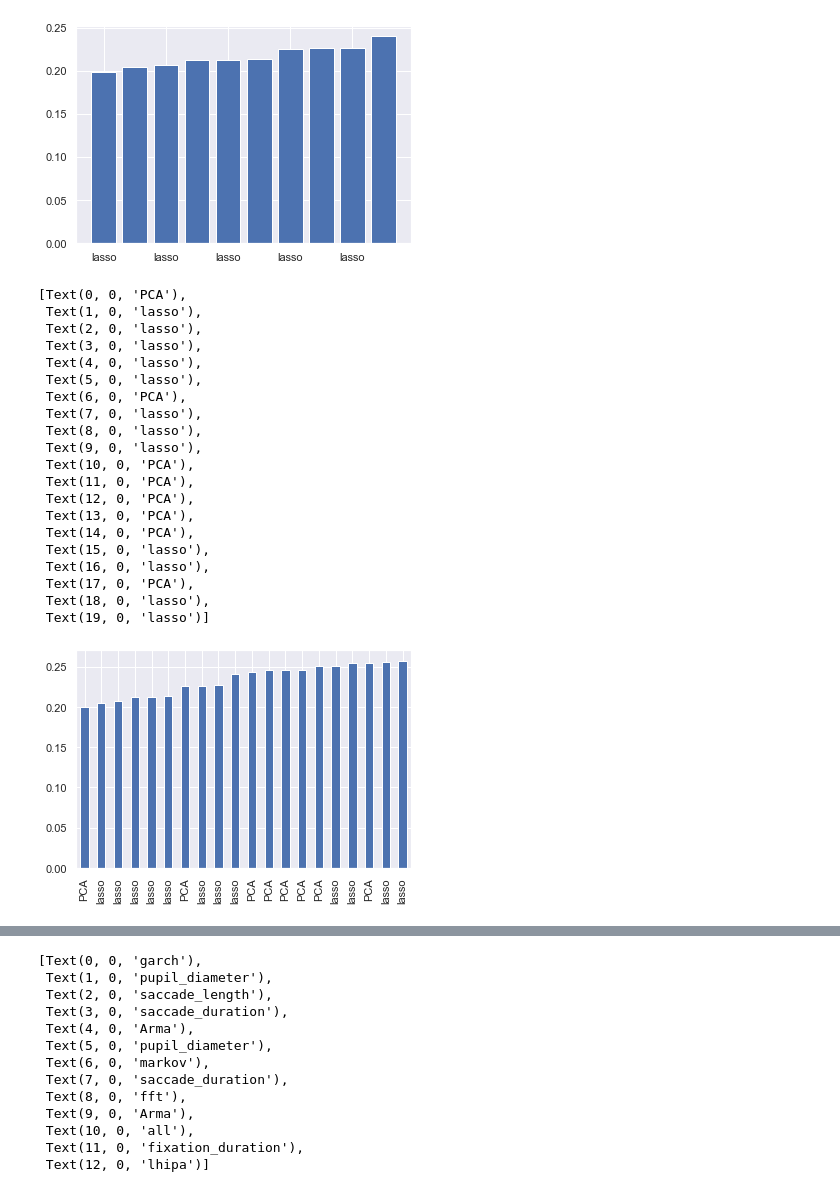
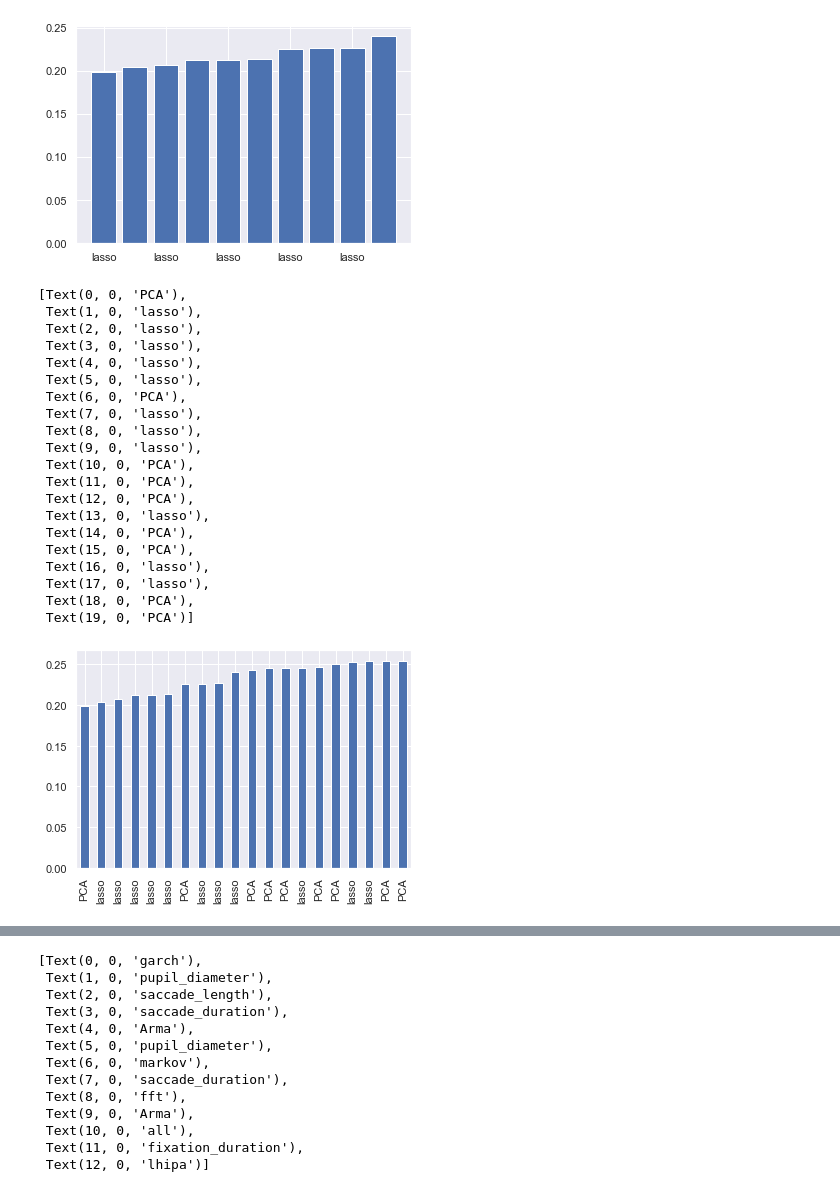
Before and after one commit to s0lvang/ideal-pancake, a Jupyter notebook: misc/notebooks/Analyze Results.ipynb, the cells around one changed output, grey strips where cells are left out. Drawn from its saved outputs; the diff is of its cells as text; code cells hidden in the pictures.

```diff
--- a/misc/notebooks/Analyze Results.ipynb
+++ b/misc/notebooks/Analyze Results.ipynb
@@ -4,9 +4,9 @@ from matplotlib import pyplot as plt
 import seaborn as sns
 sns.set_theme()
 # %%
-df = pd.read_csv("results/results_2_to_1_new_emip.csv")
+two_to_one_df = pd.read_csv("results/results_2_to_1_new_emip.csv")
 one_to_one_df = pd.read_csv("results/results_1_to_1_new_emip.csv")
-df.columns
+two_to_one_df.columns
 # %% [output]
 Index(['Unnamed: 0', 'rmse', 'oos_rmse', 'FGI', 'in_study_prediction',
        'in_study_labels', 'oos_prediction', 'oos_labels',
@@ -234,30 +265,30 @@ plt.show()
 [figure]
 # %%
 # TOP 13 RMSE with dimensionality reduction
-smallest = df.nsmallest(20, "rmse")
+smallest = two_to_one_df.nsmallest(20, "rmse")
 ax = smallest.loc[:,"rmse"].plot(kind="bar", use_index=False)
 ax.set_xticks(range(len(smallest)))
 ax.set_xticklabels(smallest["dimensionality_reduction"], rotation=90)
 # %% [output]
 [Text(0, 0, 'PCA'),
  Text(1, 0, 'lasso'),
  Text(2, 0, 'lasso'),
  Text(3, 0, 'lasso'),
  Text(4, 0, 'lasso'),
  Text(5, 0, 'lasso'),
  Text(6, 0, 'PCA'),
  Text(7, 0, 'lasso'),
  Text(8, 0, 'lasso'),
  Text(9, 0, 'lasso'),
  Text(10, 0, 'PCA'),
  Text(11, 0, 'PCA'),
  Text(12, 0, 'PCA'),
- Text(13, 0, 'PCA'),
+ Text(13, 0, 'lasso'),
  Text(14, 0, 'PCA'),
- Text(15, 0, 'lasso'),
+ Text(15, 0, 'PCA'),
  Text(16, 0, 'lasso'),
- Text(17, 0, 'PCA'),
- Text(18, 0, 'lasso'),
- Text(19, 0, 'lasso')]
+ Text(17, 0, 'lasso'),
+ Text(18, 0, 'PCA'),
+ Text(19, 0, 'PCA')]
-[figure, old version]
+[figure, new version]
 # %%
```
Also changed, not shown: parts of 19 cells of this notebook, 6 other files.
